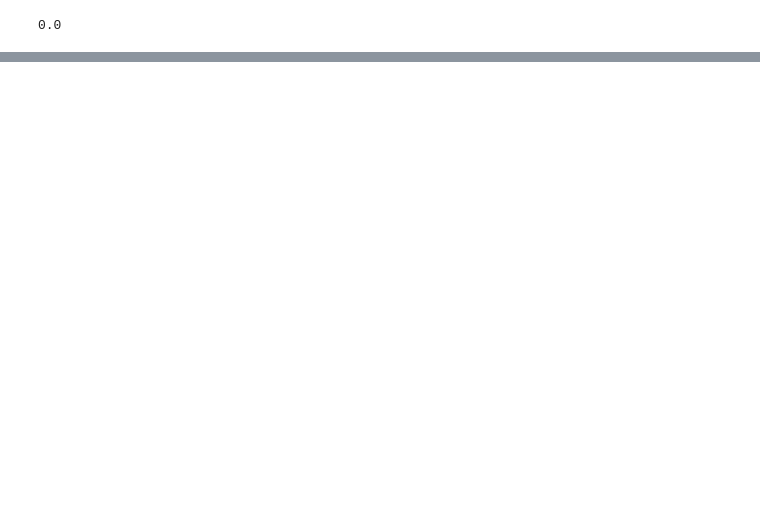
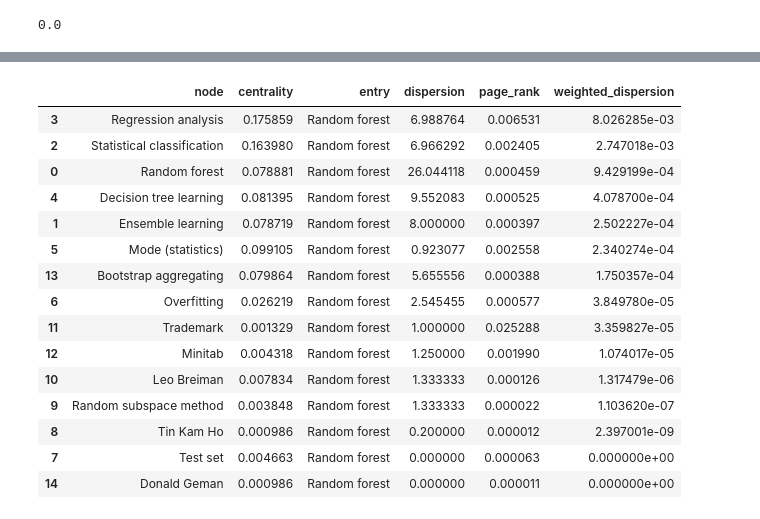
Before and after one commit to QED0711/wiki_learn, a Jupyter notebook: data-retrieval/graph_api/GraphCreator.ipynb, the cells around one changed output, grey strips where cells are left out. Drawn from its saved outputs; the diff is of its cells as text; code cells hidden in the pictures; blank space fills up the shorter version.

```diff
--- a/data-retrieval/graph_api/GraphCreator.ipynb
+++ b/data-retrieval/graph_api/GraphCreator.ipynb
@@ -204,0 +201,3 @@ dispersion_df.sort_values("dispersion")
+# %%
+dispersion_df = create_dispersion_df(gc.graph, "Random forest", ranking_df.node)
+dispersion_df.sort_values("dispersion")
@@ -204,0 +221,5 @@ dispersion_df.sort_values("dispersion")
+# %%
+page_ranks = sorted([(key, value) for key, value in nx.algorithms.link_analysis.pagerank(gc.graph).items()], key=lambda x: x[1], reverse=True)
+page_rank_df = pd.DataFrame(page_ranks, columns=["node", "page_rank"])
+
+page_rank_df.head()
@@ -205 +233,24 @@ dispersion_df.sort_values("dispersion")
+# %%
+merged = ranking_df.merge(dispersion_df, on="node", how="inner")
+merged = merged.merge(page_rank_df, on="node", how='inner')
+
+merged['weighted_dispersion'] = merged.centrality * merged.dispersion * merged.page_rank
+merged.sort_values("weighted_dispersion", ascending=False)
+# %% [output]
+|  | node | centrality | entry | dispersion | page_rank | weighted_dispersion |
+| 3 | Regression analysis | 0.175859 | Random forest | 6.988764 | 0.006531 | 8.026285e-03 |
+| 2 | Statistical classification | 0.163980 | Random forest | 6.966292 | 0.002405 | 2.747018e-03 |
+| 0 | Random forest | 0.078881 | Random forest | 26.044118 | 0.000459 | 9.429199e-04 |
+| 4 | Decision tree learning | 0.081395 | Random forest | 9.552083 | 0.000525 | 4.078700e-04 |
+| 1 | Ensemble learning | 0.078719 | Random forest | 8.000000 | 0.000397 | 2.502227e-04 |
+| 5 | Mode (statistics) | 0.099105 | Random forest | 0.923077 | 0.002558 | 2.340274e-04 |
+| 13 | Bootstrap aggregating | 0.079864 | Random forest | 5.655556 | 0.000388 | 1.750357e-04 |
+| 6 | Overfitting | 0.026219 | Random forest | 2.545455 | 0.000577 | 3.849780e-05 |
+| 11 | Trademark | 0.001329 | Random forest | 1.000000 | 0.025288 | 3.359827e-05 |
+| 12 | Minitab | 0.004318 | Random forest | 1.250000 | 0.001990 | 1.074017e-05 |
+| 10 | Leo Breiman | 0.007834 | Random forest | 1.333333 | 0.000126 | 1.317479e-06 |
+| 9 | Random subspace method | 0.003848 | Random forest | 1.333333 | 0.000022 | 1.103620e-07 |
+| 8 | Tin Kam Ho | 0.000986 | Random forest | 0.200000 | 0.000012 | 2.397001e-09 |
+| 7 | Test set | 0.004663 | Random forest | 0.000000 | 0.000063 | 0.000000e+00 |
+| 14 | Donald Geman | 0.000986 | Random forest | 0.000000 | 0.000011 | 0.000000e+00 |
 # %%
```
Also changed, not shown: parts of 16 cells of this notebook, 1 other file.
